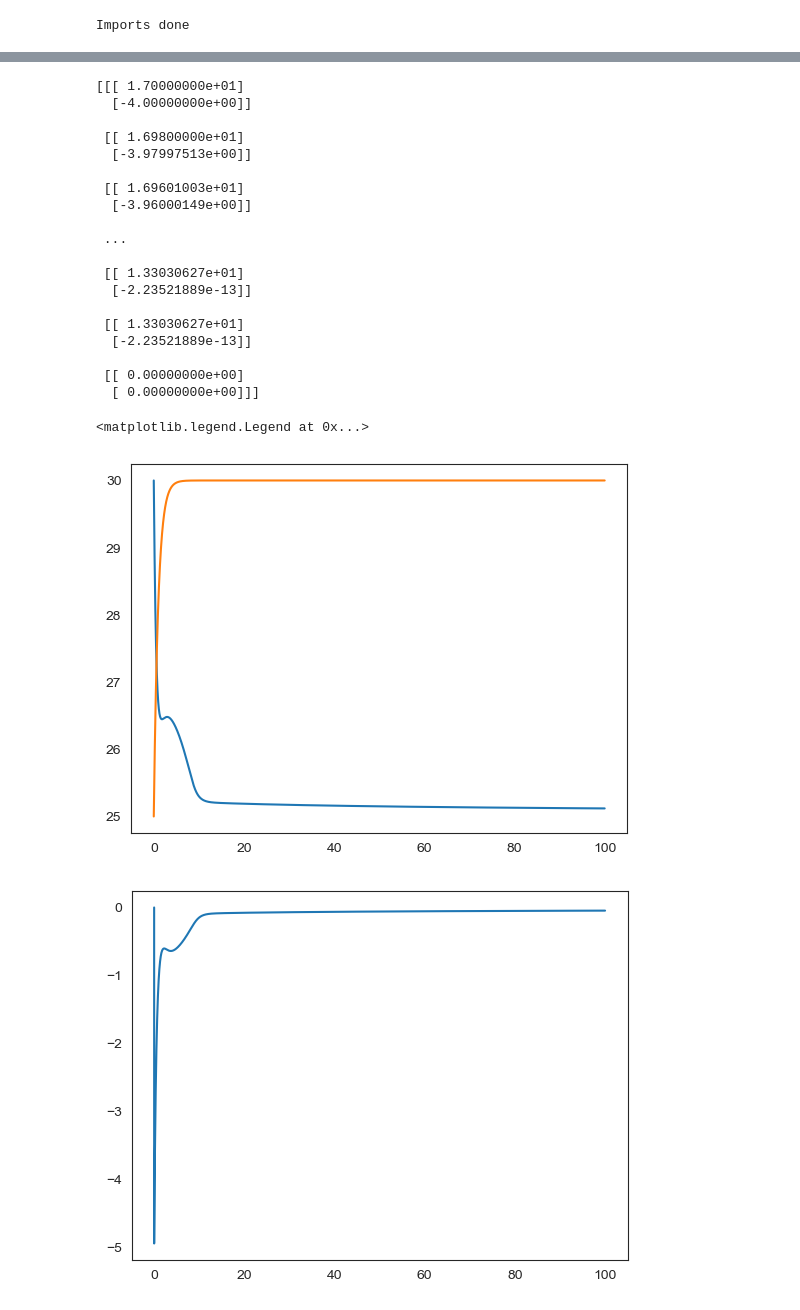
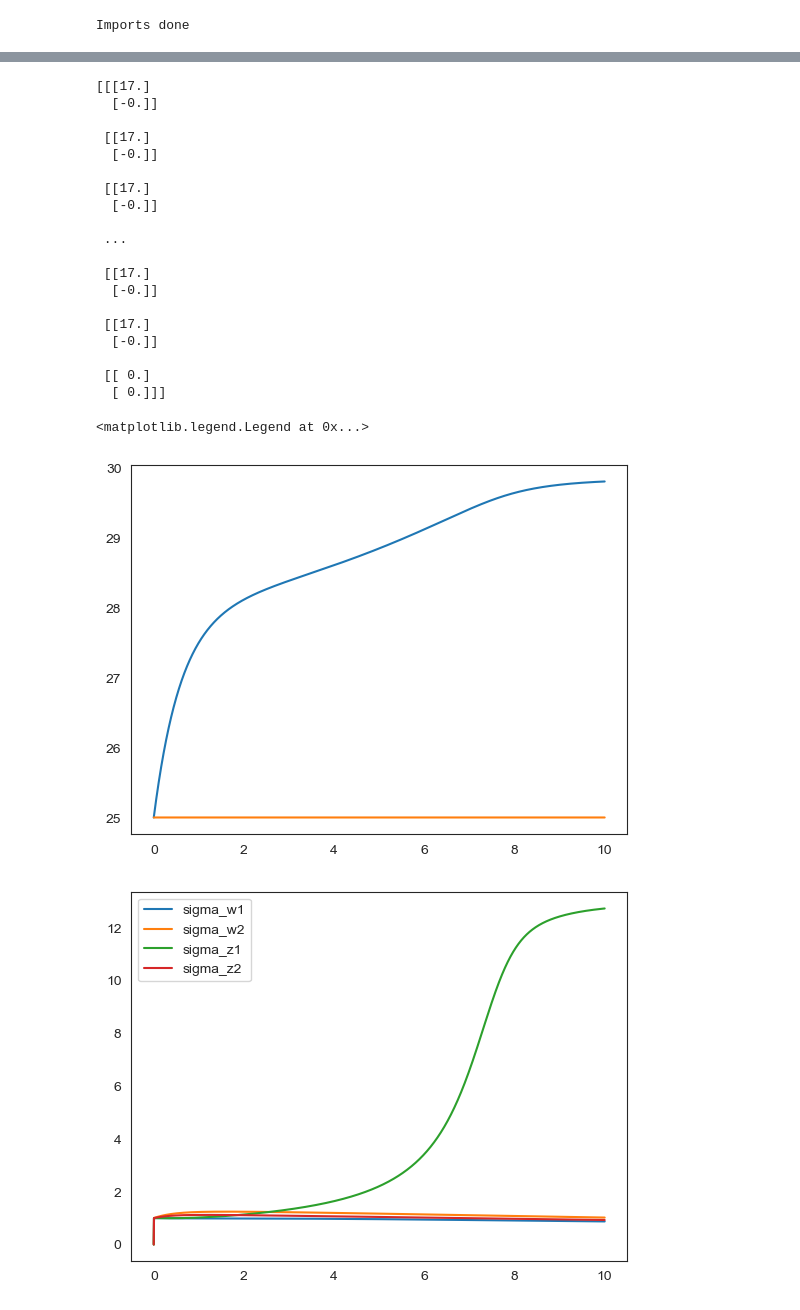
Before and after one commit to sebastiaan116/Affective-Active-Inference, a Jupyter notebook: Noise_gen.ipynb, the cells around one changed output, grey strips where cells are left out. Saved outputs shown, nothing was run; the diff lists cells and outputs as text; code cells hidden in the pictures.

```diff
--- a/Noise_gen.ipynb
+++ b/Noise_gen.ipynb
@@ -16,7 +16,7 @@ Imports done
 # %%
 # Setting up the time data:
 dt = 0.005; # integration step, average neuron resets 200 times per second
-T = 100 + dt; # maximum time considered
+T = 10 + dt; # maximum time considered
 t = np.arange(0,T,dt)
 N= t.size #Amount of data points
 # %%
@@ -44,8 +44,8 @@ omega_w2[0] = 1
 omega_z1[0] = 1
 omega_z2[0] = 1
 
-mu_v = np.ones(N)*25
-mu_x[0]= 30
+mu_v = np.ones(N)*30
+mu_x[0]= 2
 x[0] = 25
 u = 30
 
@@ -176,40 +177,38 @@ for i in np.arange(0,N-1):
 # %%
 print(y_tilde)
 # %% [output]
-[[[ 1.70000000e+01]
-  [-4.00000000e+00]]
+[[[17.]
+  [-0.]]
 
- [[ 1.69800000e+01]
-  [-3.97997513e+00]]
+ [[17.]
+  [-0.]]
 
- [[ 1.69601003e+01]
-  [-3.96000149e+00]]
+ [[17.]
+  [-0.]]
 
  ...
 
- [[ 1.33030627e+01]
-  [-2.23521889e-13]]
+ [[17.]
+  [-0.]]
 
- [[ 1.33030627e+01]
-  [-2.23521889e-13]]
+ [[17.]
+  [-0.]]
 
- [[ 0.00000000e+00]
-  [ 0.00000000e+00]]]
+ [[ 0.]
+  [ 0.]]]
 # %%
 plt.figure()
 plt.plot(t,mu_x)
 plt.plot(t,x)
 
-plt.figure()
-plt.plot(t,dfmu_x)
 
 plt.figure()
 plt.plot(t,sigma_w1, label = "sigma_w1")
 plt.plot(t,sigma_w2, label = "sigma_w2")
 plt.plot(t,sigma_z1, label = "sigma_z1")
 plt.plot(t,sigma_z2, label = "sigma_z2")
 plt.legend()
 # %% [output]
 <matplotlib.legend.Legend at 0x...>
-[figure, old version]
+[figure, new version]
-[figure, old version]
+[figure, new version]
```
Also changed, not shown: parts of 2 cells of this notebook, 2 other files.
